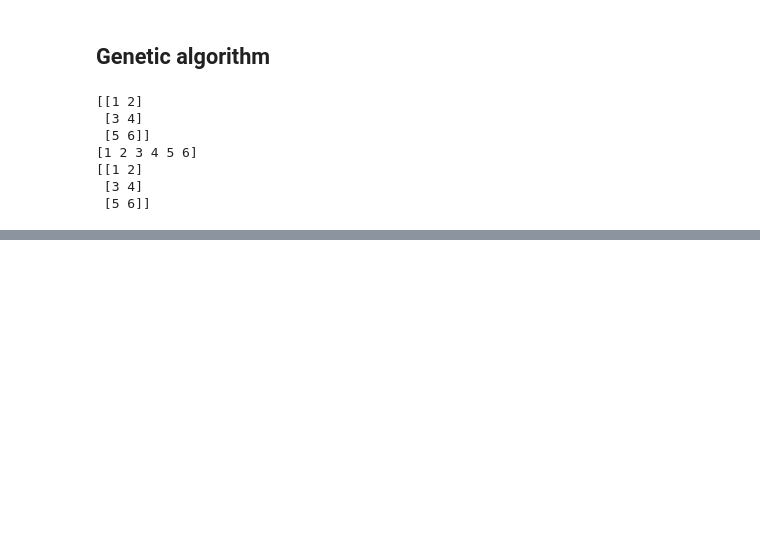
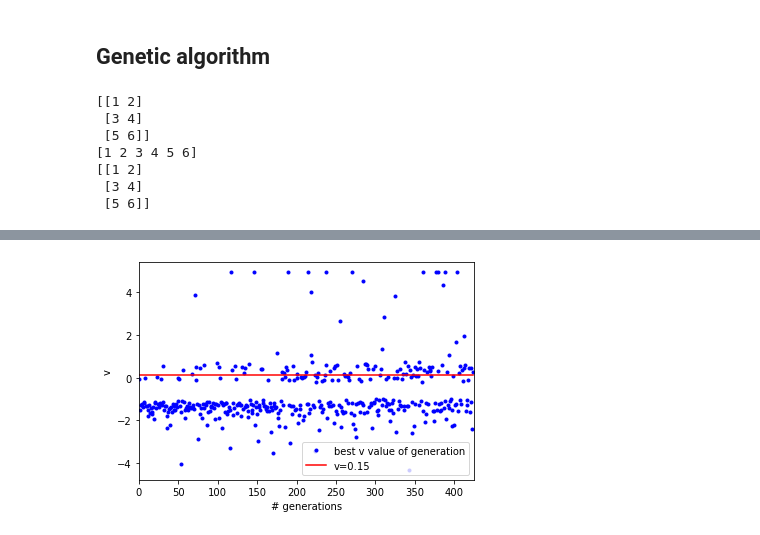
Before and after one commit to StijnCool/nast-thesis, a Jupyter notebook: General method GA.ipynb, the cells around one changed output, grey strips where cells are left out. Saved outputs shown, nothing was run; the diff lists cells and outputs as text; code cells hidden in the pictures; blank space fills up the shorter version.

```diff
--- a/General method GA.ipynb
+++ b/General method GA.ipynb
@@ -400 +414,13 @@ True, True
 KeyboardInterrupt:
+# %%
+v_track = np.array(v_track)
+plt.figure()
+plt.plot(v_track,'.',c='b',label='best v value of generation')
+plt.plot(v_track*0+0.15,c='r',label=('v=0.15'))
+plt.xlim(0,v_track.size)
+plt.xlabel('# generations')
+plt.ylabel('v')
+plt.legend()
+plt.show()
+# %% [output]
+[figure, added]
```
Also changed, not shown: parts of 7 cells of this notebook.
